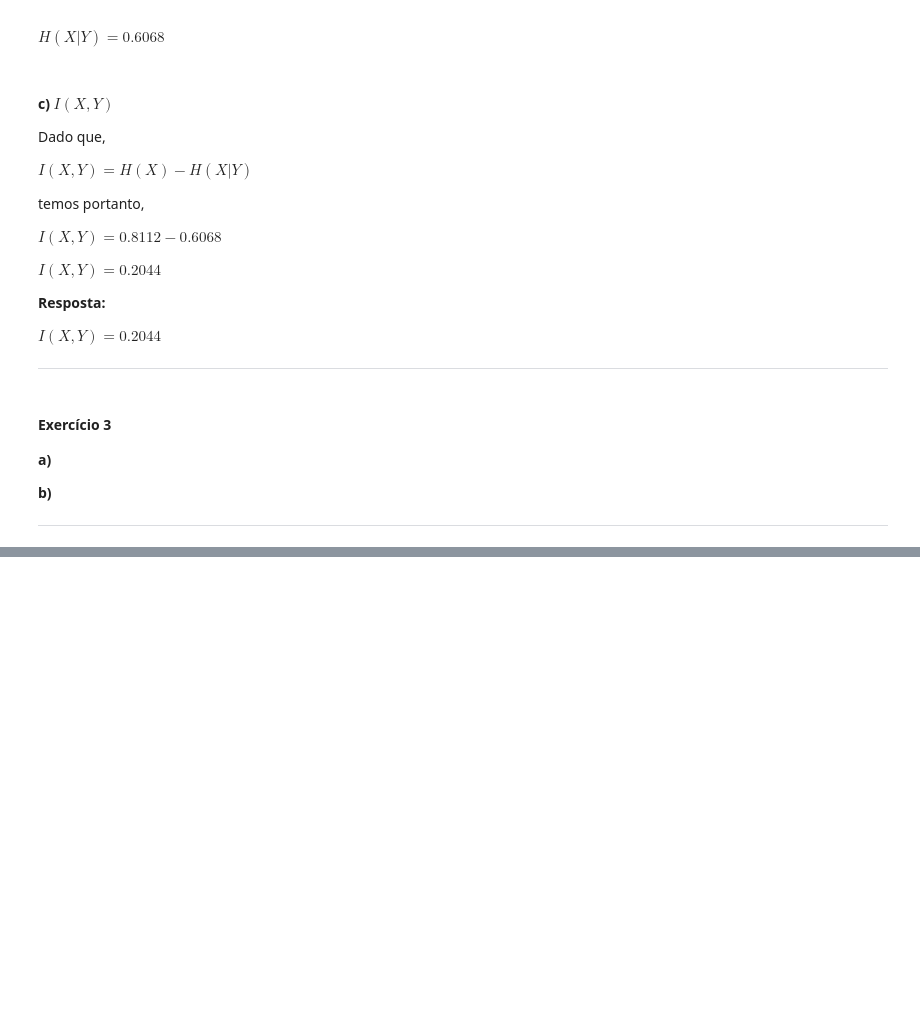
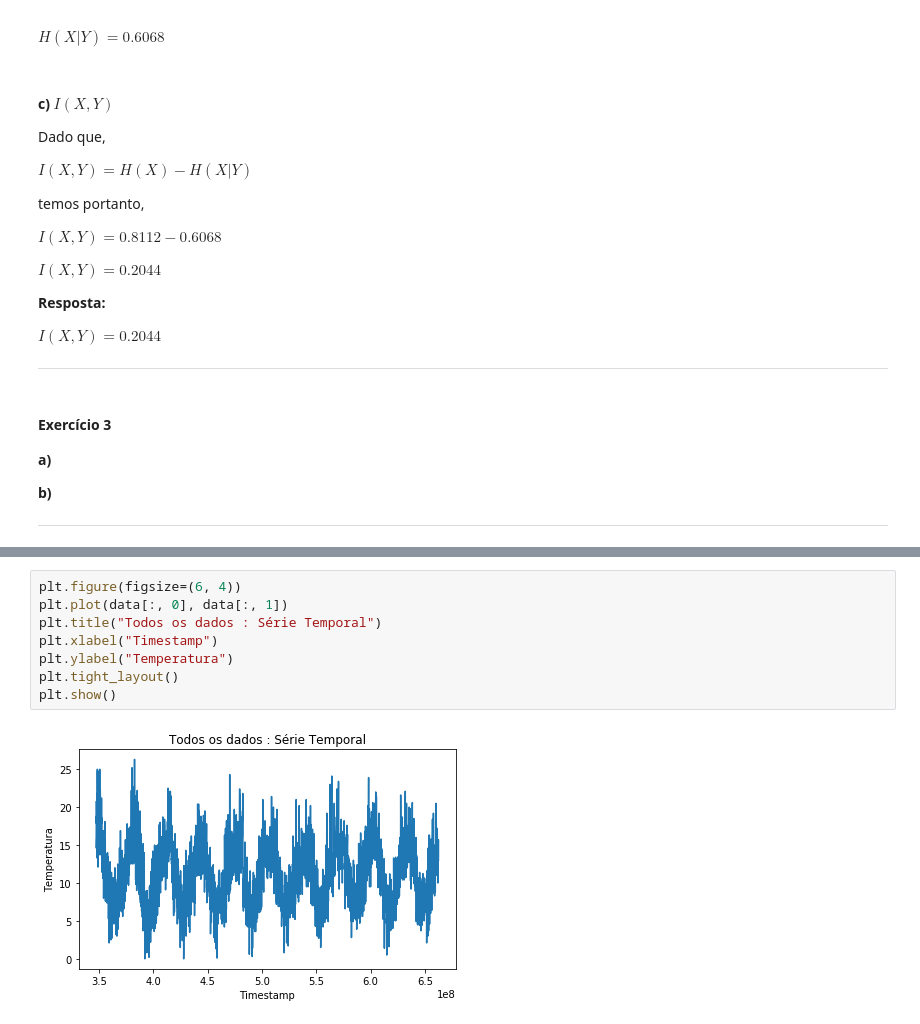
Before and after one commit to rdenadai/ia006c, a Jupyter notebook: notebooks/EFC01.ipynb, the cells around one changed output, grey strips where cells are left out. Cells and saved outputs as stored; diff of their text form; blank space fills up the shorter version.

```diff
--- a/notebooks/EFC01.ipynb
+++ b/notebooks/EFC01.ipynb
@@ -241,0 +328,10 @@ plt.show()
+# %%
+plt.figure(figsize=(6, 4))
+plt.plot(data[:, 0], data[:, 1])
+plt.title("Todos os dados : Série Temporal")
+plt.xlabel("Timestamp")
+plt.ylabel("Temperatura")
+plt.tight_layout()
+plt.show()
+# %% [output]
+[figure, added]
```
Also changed, not shown: parts of 14 cells of this notebook.
